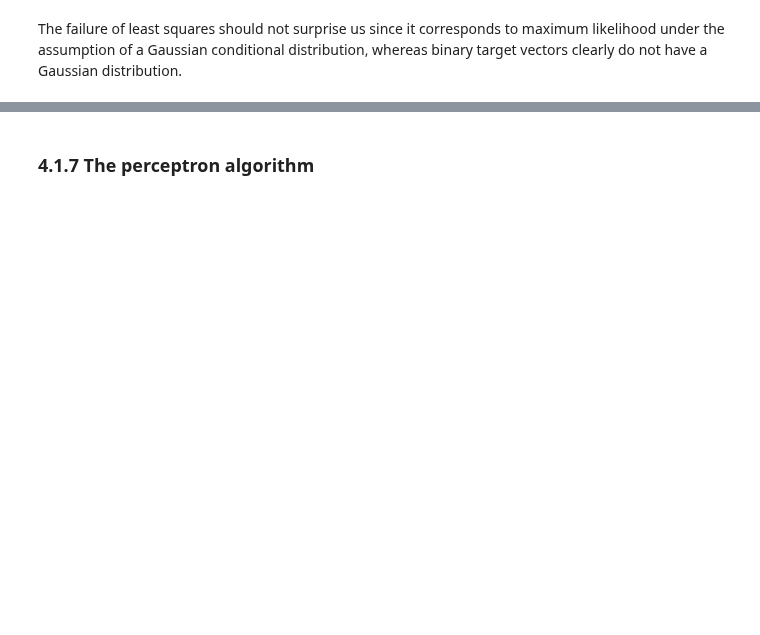
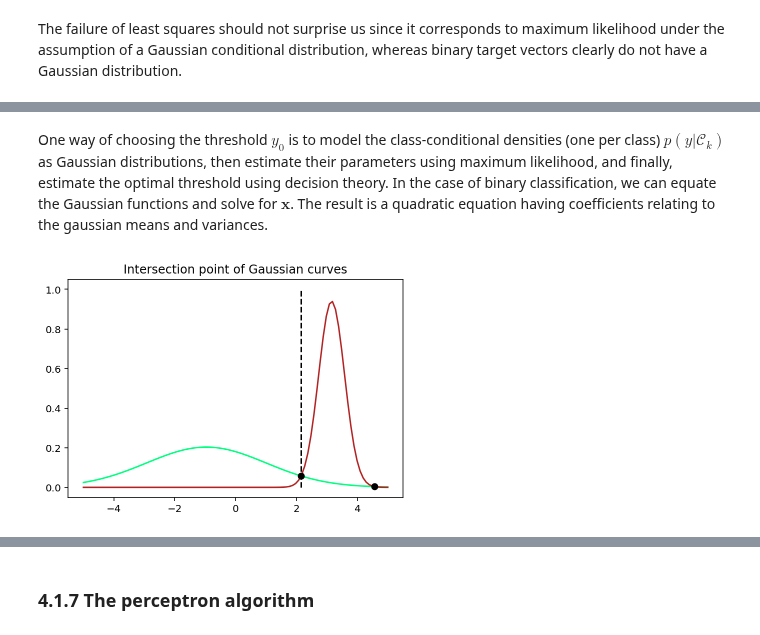
Before and after one commit to vagmcs/PRML, a Jupyter notebook: notebooks/ch4_linear_models_for_classification.ipynb, the cells around one changed output, grey strips where cells are left out. Saved outputs shown, nothing was run; the diff lists cells and outputs as text; code cells hidden in the pictures; blank space fills up the shorter version.

```diff
--- a/notebooks/ch4_linear_models_for_classification.ipynb
+++ b/notebooks/ch4_linear_models_for_classification.ipynb
@@ -174,0 +259,33 @@ The failure of least squares should not surprise us since it corresponds to maxi
+# %% [markdown]
+One way of choosing the threshold $y_0$ is to model the class-conditional densities (one per class) $p(y|\mathcal{C}_k)$ as Gaussian distributions, then estimate their parameters using maximum likelihood, and finally, estimate the optimal threshold using decision theory. In the case of binary classification, we can equate the Gaussian functions and solve for $\mathbf{x}$. The result is a quadratic equation having coefficients relating to the gaussian means and variances.
+# %%
+# split data points according to the classes
+x_0 = x_train[t == 0]
+x_1 = x_train[t == 1]
+
+model = FisherLinearDiscriminant()
+model.fit(x_train, t)
+
+# create a Gaussian distribution per class
+g0 = Gaussian()
+g0.ml(x_0 @ model._w)
+g1 = Gaussian()
+g1.ml(x_1 @ model._w)
+
+root = np.roots([
+    g1.var - g0.var,
+    2 * (g0.var * g1.mu - g1.var * g0.mu),
+    g1.var * g0.mu ** 2 - g0.var * g1.mu ** 2 - g1.var * g0.var * np.log(g1.var / g0.var),
+])
+
+x = np.linspace(-5, 5, N)
+plt.plot(x, g0.pdf(x), 'springgreen')
+plt.plot(x, g1.pdf(x), 'firebrick')
+plt.plot(root[0], g0.pdf(root[0]), 'ko')
+plt.plot(root[1], g0.pdf(root[1]), 'ko')
+plt.plot(np.zeros(x.size) + root[1], np.linspace(0, 1, N), 'k--')
+plt.title("Intersection point of Gaussian curves")
+
+plt.show()
+# %% [output]
+[figure, added]
```
Also changed, not shown: parts of 8 cells of this notebook, 2 other files.
